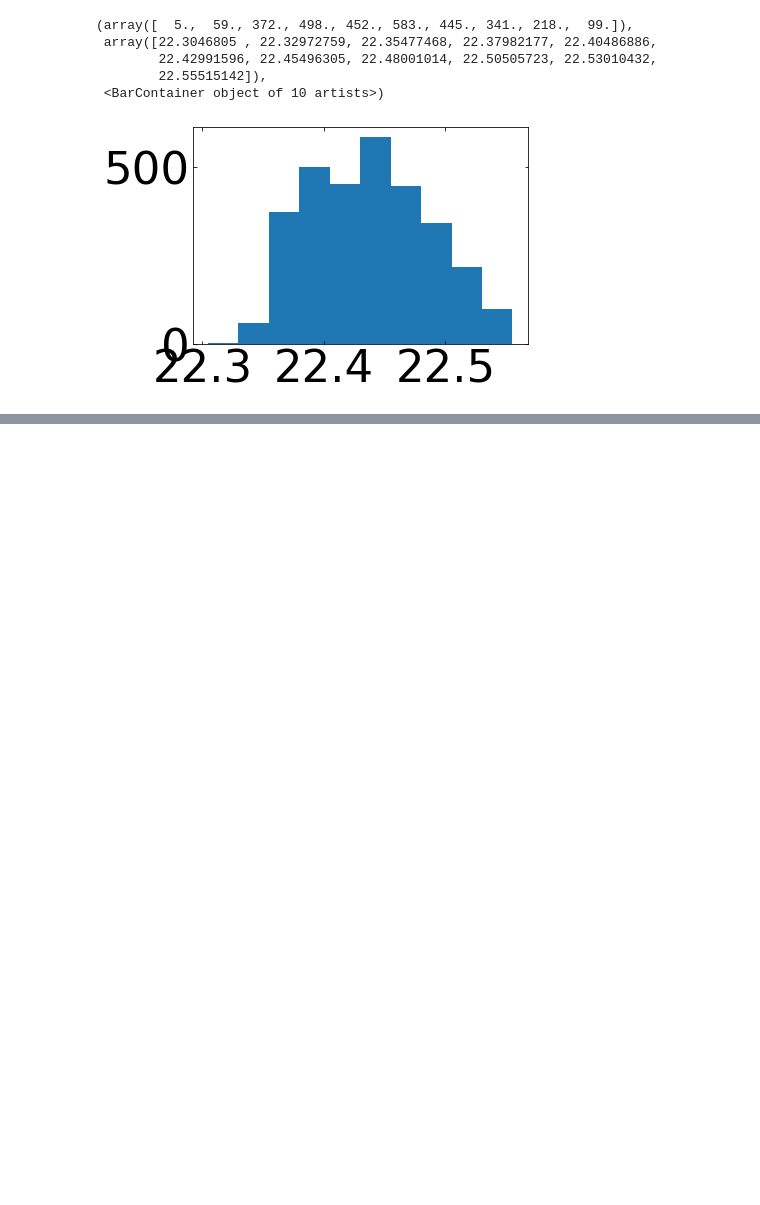
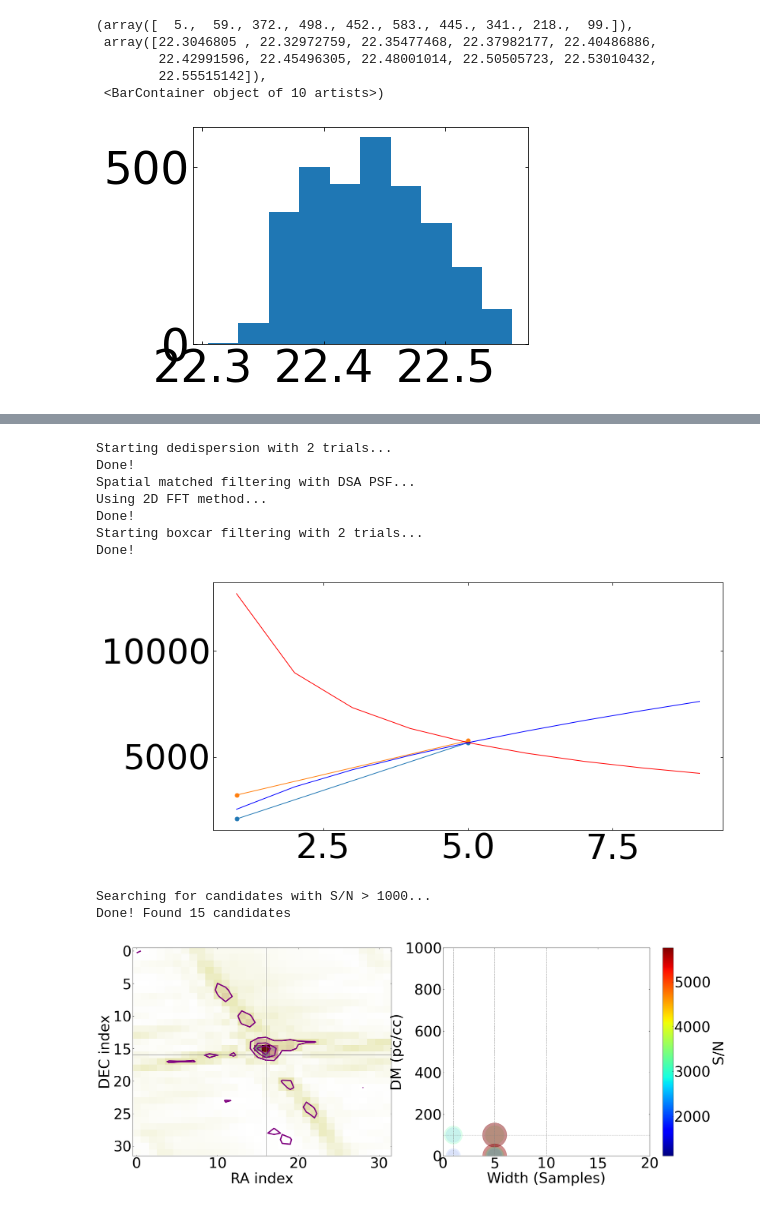
Before and after one commit to dsa110/dsa110-nsfrb, a Jupyter notebook: scripts/SearchAlgorithmTuning_V1.ipynb, the cells around one changed output, grey strips where cells are left out. Saved outputs shown, nothing was run; the diff lists cells and outputs as text; code cells hidden in the pictures; blank space fills up the shorter version.

```diff
--- a/scripts/SearchAlgorithmTuning_V1.ipynb
+++ b/scripts/SearchAlgorithmTuning_V1.ipynb
@@ -802,0 +855,18 @@ plt.hist(imgsearched.flatten())
+# %%
+canddict = dict()
+candidxs,cands,imgsearched,imgbinned=sl.run_search_new(img,RA_axis=np.arange(32),DEC_axis=np.arange(32),time_axis=np.arange(75)*sl.tsamp,freq_axis=sl.freq_axis,
+                   DM_trials=np.array([0,100]),widthtrials=np.array([1,5]),tsamp=sl.tsamp,SNRthresh=1000,plot=True,
+                   off=10,PSF=PSFimg,offpnoise=0.3,verbose=False,output_file="",noiseth=3,canddict=canddict,usefft=True)
+sl.search_plots_new(canddict,img,RA_axis=np.arange(32),DEC_axis=np.arange(32),DM_trials=np.array([0,100]),widthtrials=np.array([1,5,10]))
+# %% [output]
+Starting dedispersion with 2 trials...
+Done!
+Spatial matched filtering with DSA PSF...
+Using 2D FFT method...
+Done!
+Starting boxcar filtering with 2 trials...
+Done!
+[figure, added]
+Searching for candidates with S/N > 1000...
+Done! Found 15 candidates
+[figure, added]
```
Also changed, not shown: parts of 9 cells of this notebook, 8 other files.
